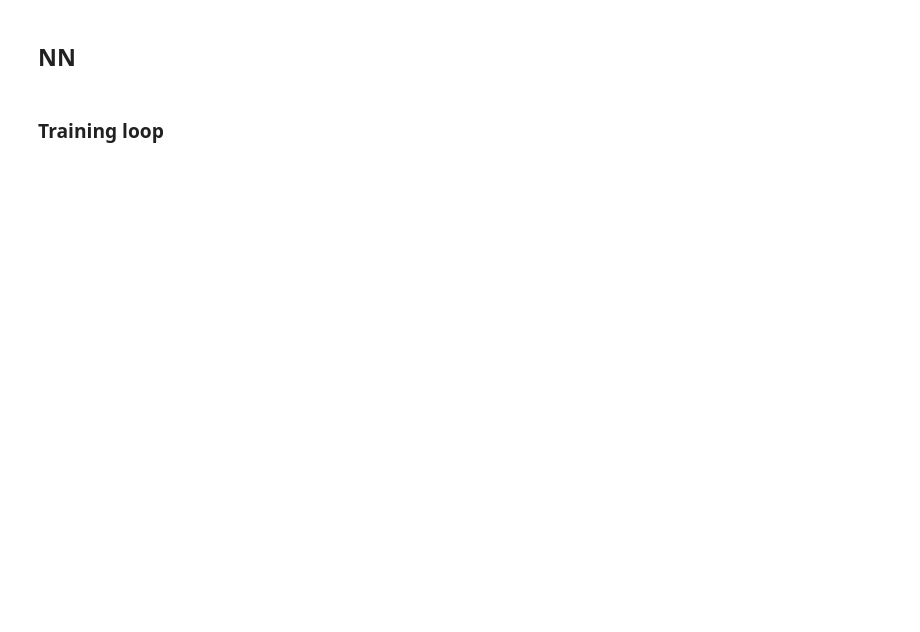
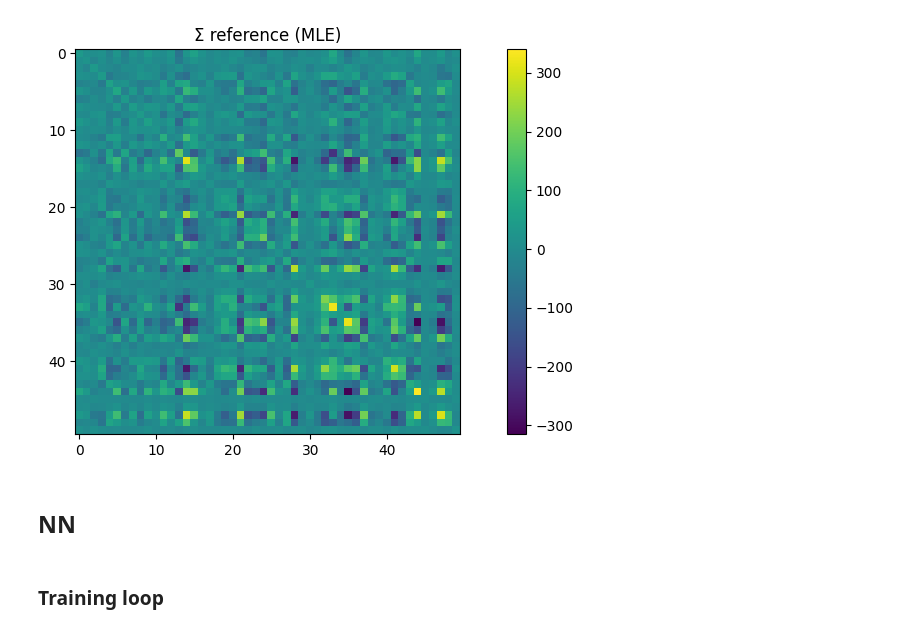
Before and after one commit to Armanddevacc/covariance-cleaning-nn, a Jupyter notebook: NN.ipynb, the cells around one changed output. Drawn from its saved outputs; the diff is of its cells as text; code cells hidden in the pictures; blank space fills up the shorter version.

```diff
--- a/NN.ipynb
+++ b/NN.ipynb
@@ -14,3 +17,13 @@ from models.gru_denoiser import BiGRUSpectralDenoiser
+# %%
+N = 50
+mat = st.invwishart.rvs(df=(N), scale=np.eye(N))*(2*(N+1)-N-1)
+
+plt.figure(figsize=(12,5))
+plt.imshow(mat, cmap='viridis')
+plt.colorbar(); plt.title('Σ reference (MLE)')
+plt.show()
+# %% [output]
+[figure, added]
 # %% [markdown]
 ## NN
 # %%
```
Also changed, not shown: parts of 10 cells of this notebook, 2 other files.
